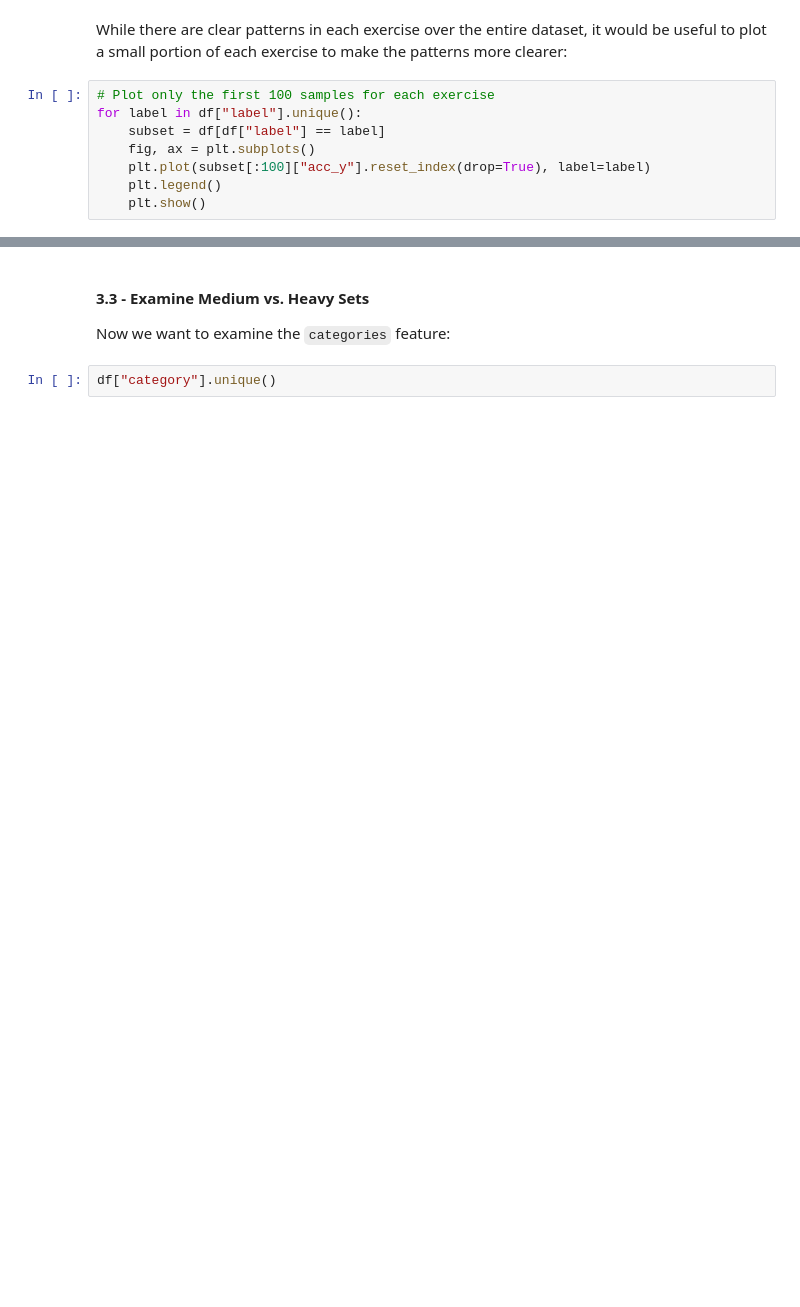
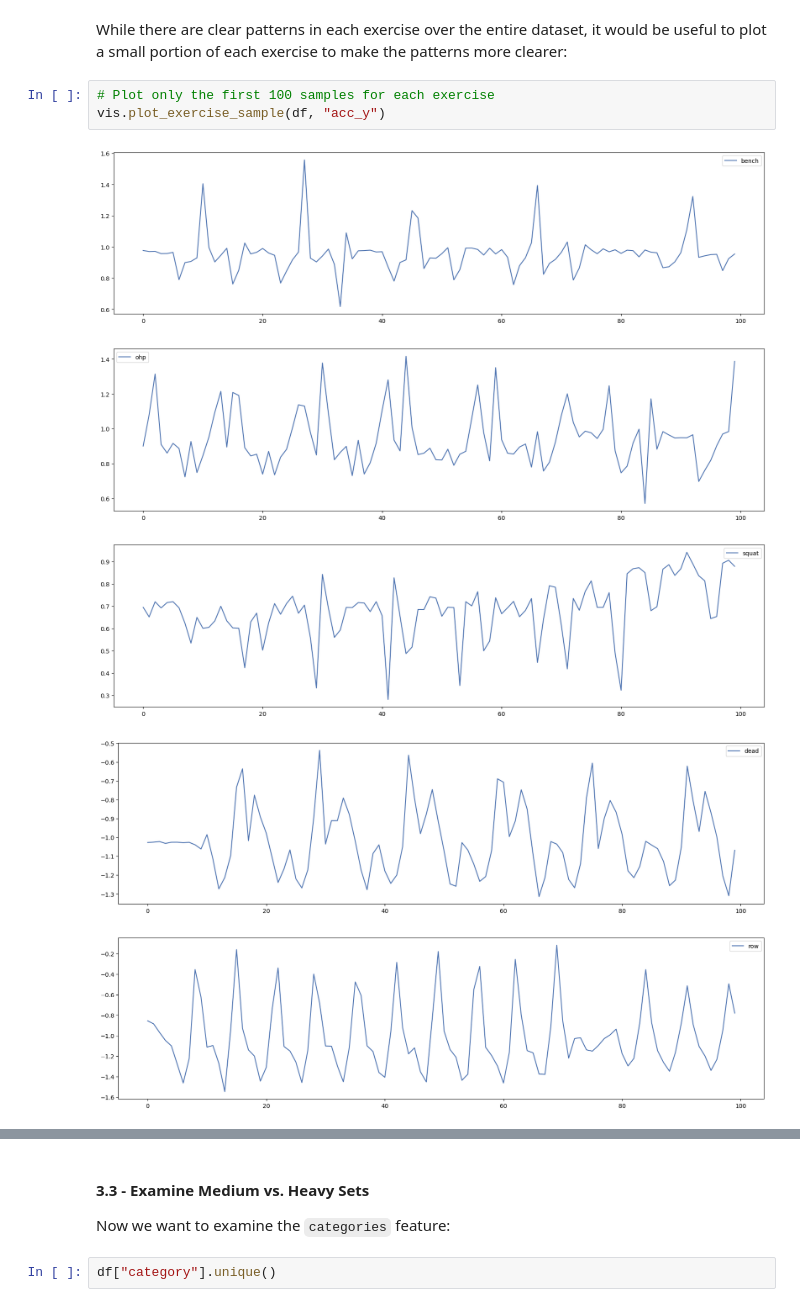
Before and after one commit to nkeblawi/nk-fitness-tracker, a Jupyter notebook: notebooks/nk-fitness-tracker-exploratory-1.ipynb, the cells around one changed output, grey strips where cells are left out. Cells and saved outputs as stored; diff of their text form; blank space fills up the shorter version.

```diff
--- a/notebooks/nk-fitness-tracker-exploratory-1.ipynb
+++ b/notebooks/nk-fitness-tracker-exploratory-1.ipynb
@@ -203,9 +270,10 @@ for label in df["label"].unique():
 While there are clear patterns in each exercise over the entire dataset, it would be useful to plot a small portion of each exercise to make the patterns more clearer:
 # %%
 # Plot only the first 100 samples for each exercise
-for label in df["label"].unique():
-    subset = df[df["label"] == label]
-    fig, ax = plt.subplots()
-    plt.plot(subset[:100]["acc_y"].reset_index(drop=True), label=label)
-    plt.legend()
-    plt.show()
+vis.plot_exercise_sample(df, "acc_y")
+# %% [output]
+[figure, added]
+[figure, added]
+[figure, added]
+[figure, added]
+[figure, added]
```
Also changed, not shown: parts of 16 cells of this notebook, 2 other files.
